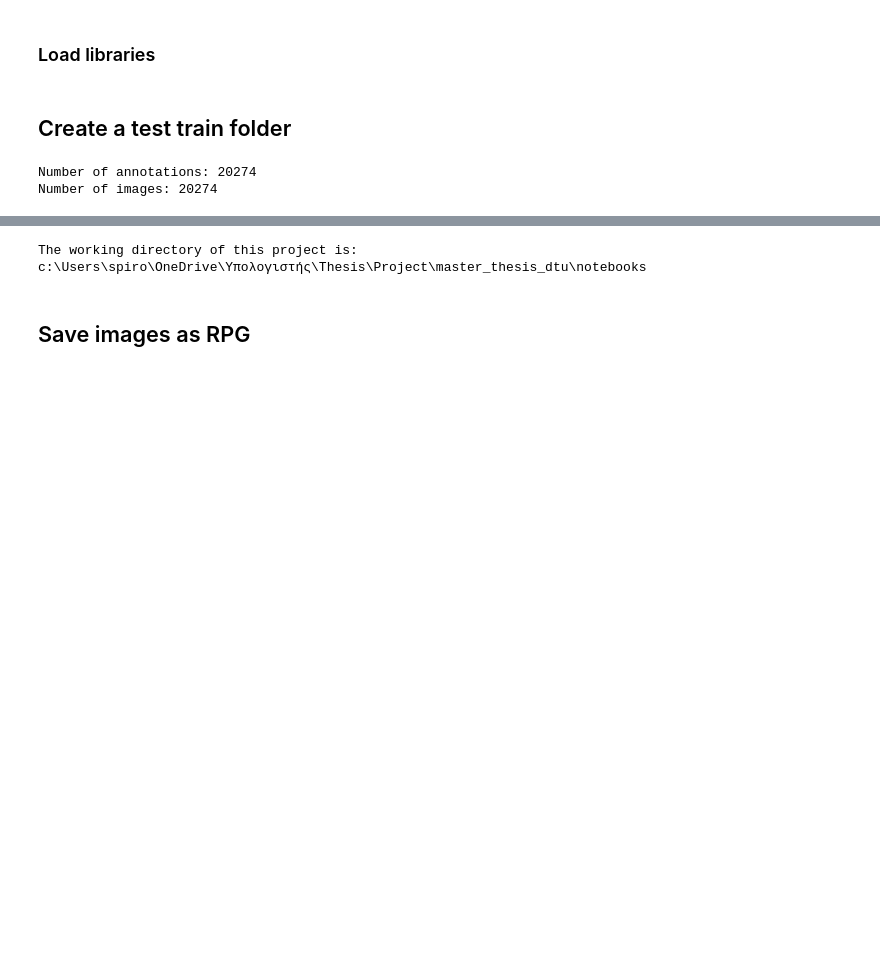
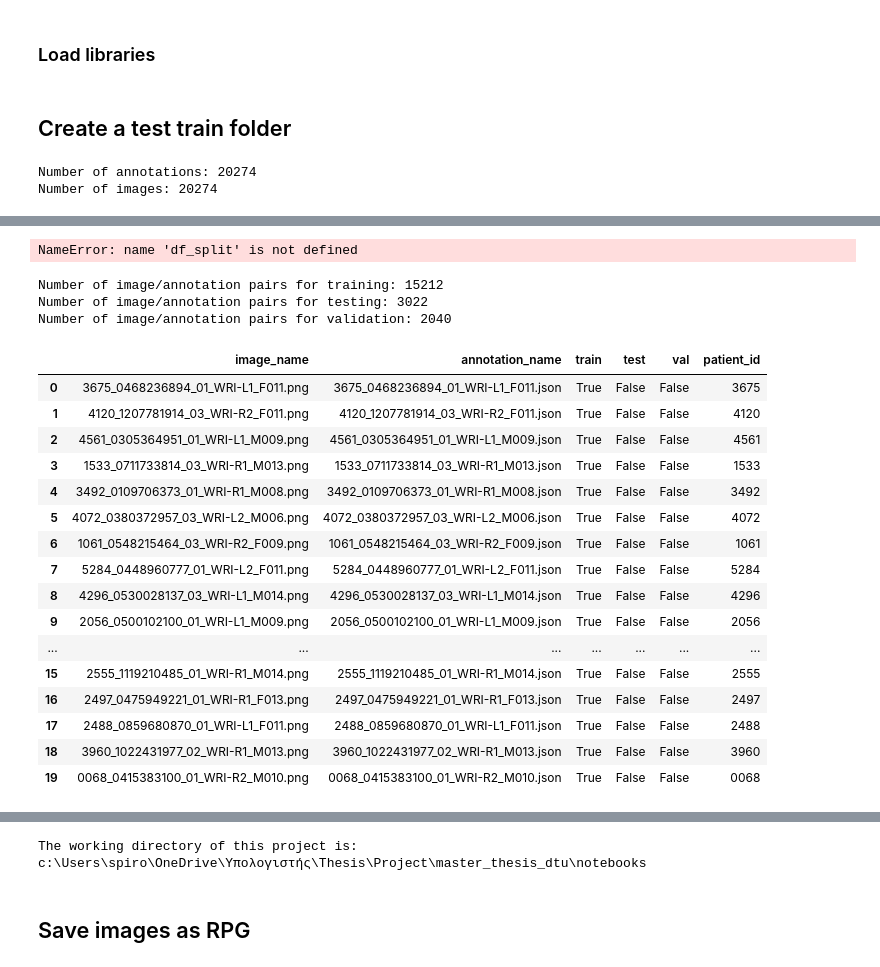
Before and after one commit to Spyros-Vl/master_thesis_dtu, a Jupyter notebook: notebooks/Data_processing.ipynb, the cells around one changed output, grey strips where cells are left out. Cells and saved outputs as stored; diff of their text form; code cells hidden in the pictures; blank space fills up the shorter version.

```diff
--- a/notebooks/Data_processing.ipynb
+++ b/notebooks/Data_processing.ipynb
@@ -75,0 +136,34 @@ Number of images: 20274
+# %%
+df_split
+# %% [output]
+NameError: name 'df_split' is not defined
+# %%
+# print the lengths of the three lists
+print("Number of image/annotation pairs for training:", (df_split['train'] == True).sum())
+print("Number of image/annotation pairs for testing:", (df_split['test'] == True).sum())
+print("Number of image/annotation pairs for validation:", (df_split['val'] == True).sum())
+# %% [output]
+Number of image/annotation pairs for training: 15212
+Number of image/annotation pairs for testing: 3022
+Number of image/annotation pairs for validation: 2040
+# %%
+df_split['patient_id'] = df_split['image_name'].apply(lambda x: x.split('_')[0])
+df_split.head(20)
+# %% [output]
+|  | image_name | annotation_name | train | test | val | patient_id |
+| 0 | 3675_0468236894_01_WRI-L1_F011.png | 3675_0468236894_01_WRI-L1_F011.json | True | False | False | 3675 |
+| 1 | 4120_1207781914_03_WRI-R2_F011.png | 4120_1207781914_03_WRI-R2_F011.json | True | False | False | 4120 |
+| 2 | 4561_0305364951_01_WRI-L1_M009.png | 4561_0305364951_01_WRI-L1_M009.json | True | False | False | 4561 |
+| 3 | 1533_0711733814_03_WRI-R1_M013.png | 1533_0711733814_03_WRI-R1_M013.json | True | False | False | 1533 |
+| 4 | 3492_0109706373_01_WRI-R1_M008.png | 3492_0109706373_01_WRI-R1_M008.json | True | False | False | 3492 |
+| 5 | 4072_0380372957_03_WRI-L2_M006.png | 4072_0380372957_03_WRI-L2_M006.json | True | False | False | 4072 |
+| 6 | 1061_0548215464_03_WRI-R2_F009.png | 1061_0548215464_03_WRI-R2_F009.json | True | False | False | 1061 |
+| 7 | 5284_0448960777_01_WRI-L2_F011.png | 5284_0448960777_01_WRI-L2_F011.json | True | False | False | 5284 |
+| 8 | 4296_0530028137_03_WRI-L1_M014.png | 4296_0530028137_03_WRI-L1_M014.json | True | False | False | 4296 |
+| 9 | 2056_0500102100_01_WRI-L1_M009.png | 2056_0500102100_01_WRI-L1_M009.json | True | False | False | 2056 |
+| ... | ... | ... | ... | ... | ... | ... |
+| 15 | 2555_1119210485_01_WRI-R1_M014.png | 2555_1119210485_01_WRI-R1_M014.json | True | False | False | 2555 |
+| 16 | 2497_0475949221_01_WRI-R1_F013.png | 2497_0475949221_01_WRI-R1_F013.json | True | False | False | 2497 |
+| 17 | 2488_0859680870_01_WRI-L1_F011.png | 2488_0859680870_01_WRI-L1_F011.json | True | False | False | 2488 |
+| 18 | 3960_1022431977_02_WRI-R1_M013.png | 3960_1022431977_02_WRI-R1_M013.json | True | False | False | 3960 |
+| 19 | 0068_0415383100_01_WRI-R2_M010.png | 0068_0415383100_01_WRI-R2_M010.json | True | False | False | 0068 |
```
Also changed, not shown: parts of 22 cells of this notebook, 7 other files.
